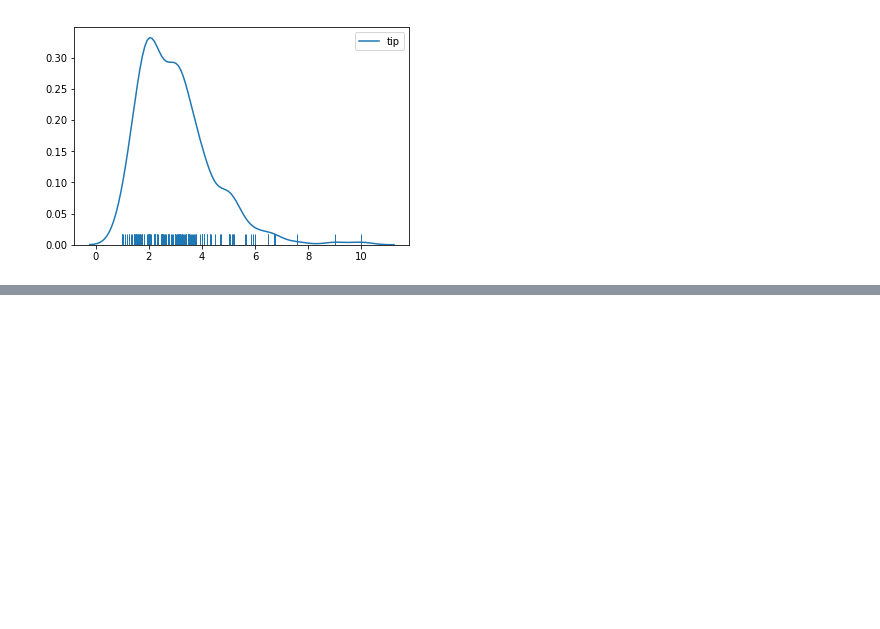
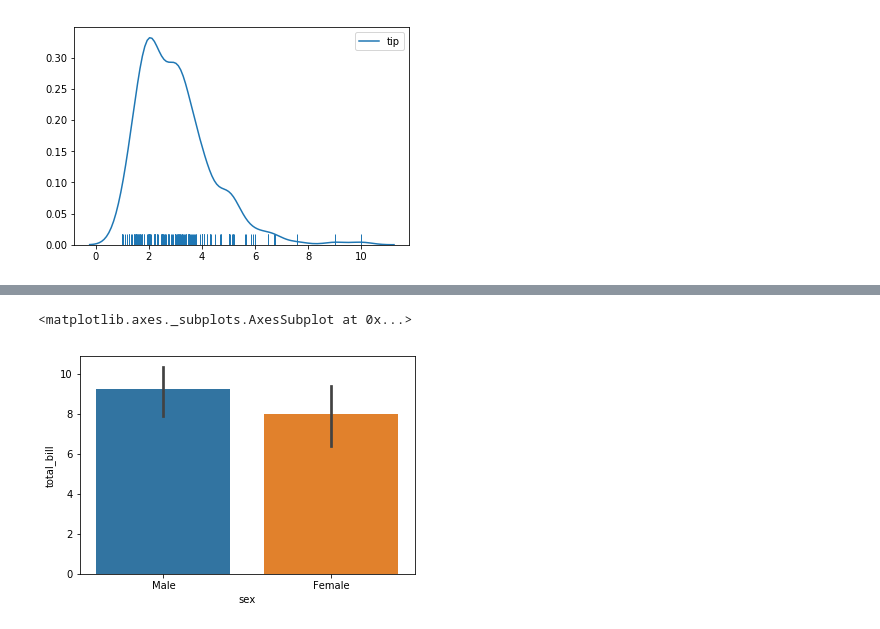
Before and after one commit to Ravi4teja/AI, a Jupyter notebook: DataScience/Seaborn/My_Practice.ipynb, the cells around one changed output, grey strips where cells are left out. Drawn from its saved outputs; the diff is of its cells as text; code cells hidden in the pictures; blank space fills up the shorter version.

```diff
--- a/DataScience/Seaborn/My_Practice.ipynb
+++ b/DataScience/Seaborn/My_Practice.ipynb
@@ -190,0 +210,6 @@ sns.rugplot(tips['tip'])
+# %%
+sns.barplot(x="sex", y="total_bill", data=tips, estimator=np.std)
+#estimator-can use the statistical function to estimate within each categorical bin.
+# %% [output]
+<matplotlib.axes._subplots.AxesSubplot at 0x...>
+[figure, added]
```
Also changed, not shown: parts of 87 cells of this notebook.
